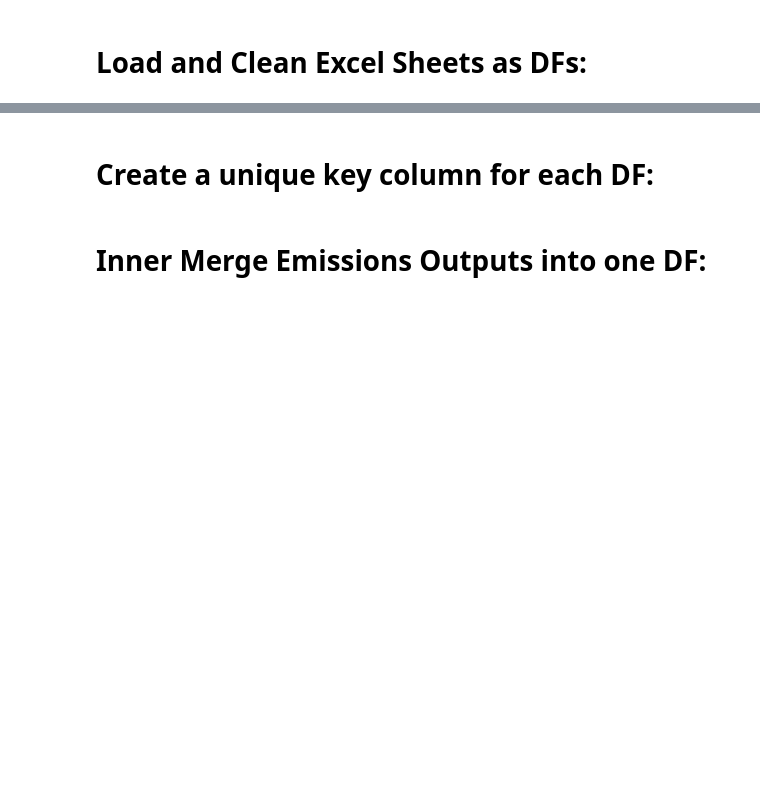
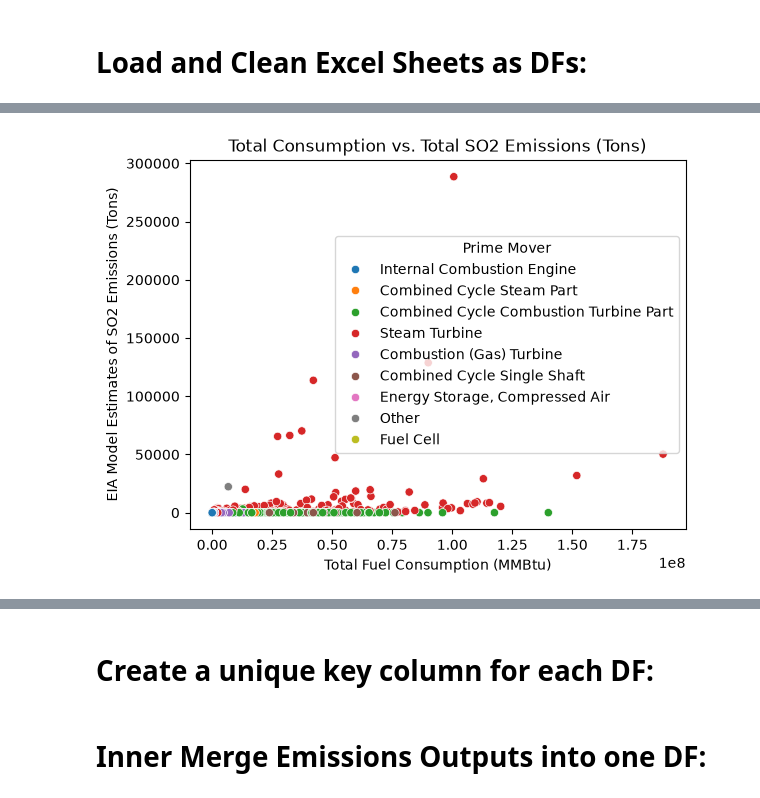
Before and after one commit to MaxwellCooper1/Machine-Learning-Final-Project, a Jupyter notebook: merged_plant_pollution.ipynb, the cells around one changed output, grey strips where cells are left out. Saved outputs shown, nothing was run; the diff lists cells and outputs as text; code cells hidden in the pictures; blank space fills up the shorter version.

```diff
--- a/merged_plant_pollution.ipynb
+++ b/merged_plant_pollution.ipynb
@@ -9,0 +14,5 @@ NOx_df = pd.read_excel("Emissions2024.xlsx", sheet_name='NOx', header=1, skipfoo
+# %%
+SO2_df['EIA Model Estimates of SO2 Emissions (Tons)'] = SO2_df['EIA Model Estimates of SO2 Emissions (Tons)'].replace(' ', 0)
+SO2_df['EIA Model Estimates of SO2 Emissions (Tons)'] = SO2_df['EIA Model Estimates of SO2 Emissions (Tons)'].astype('float')
+NOx_df['EIA Model Estimates of NOx Emissions (Tons)'] = NOx_df['EIA Model Estimates of NOx Emissions (Tons)'].replace(' ', 0)
+NOx_df['EIA Model Estimates of NOx Emissions (Tons)'] = NOx_df['EIA Model Estimates of NOx Emissions (Tons)'].astype('float')
@@ -9,0 +85,7 @@ NOx_df = pd.read_excel("Emissions2024.xlsx", sheet_name='NOx', header=1, skipfoo
+# %%
+sns.scatterplot(data=SO2_df, x="Total Fuel Consumption (MMBtu)", y="EIA Model Estimates of SO2 Emissions (Tons)", hue='Prime Mover')
+
+plt.title("Total Consumption vs. Total SO2 Emissions (Tons)")
+plt.show()
+# %% [output]
+[figure, added]
```
Also changed, not shown: parts of 18 cells of this notebook.
